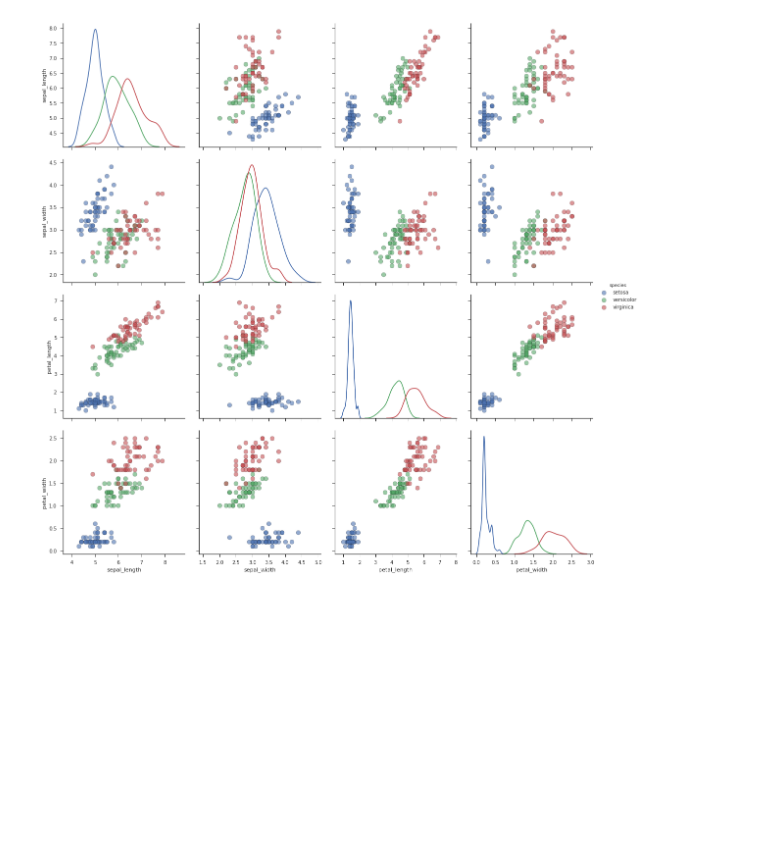
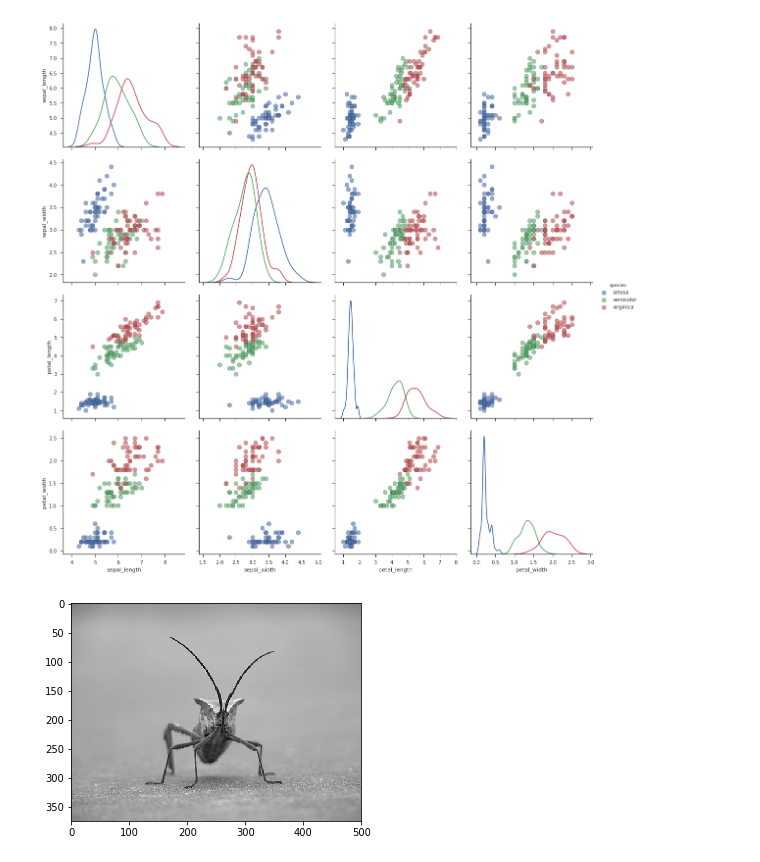
Before and after one commit to fvbakel/brilliant, a Jupyter notebook: notebooks/01_my_first_binder.org.ipynb, the cells around one changed output. Saved outputs shown, nothing was run; the diff lists cells and outputs as text; code cells hidden in the pictures; blank space fills up the shorter version.

```diff
--- a/notebooks/01_my_first_binder.org.ipynb
+++ b/notebooks/01_my_first_binder.org.ipynb
@@ -28,0 +31,2 @@ sns.pairplot(df, hue = 'species', diag_kind = 'kde',
+# %%
+img=mpimg.imread('../test/stinkbug.png')
@@ -28,0 +35,4 @@ sns.pairplot(df, hue = 'species', diag_kind = 'kde',
+# %%
+imgplot = plt.imshow(img,cmap="gray")
+# %% [output]
+[figure, added]
```
Also changed, not shown: parts of 8 cells of this notebook, 1 other file.
